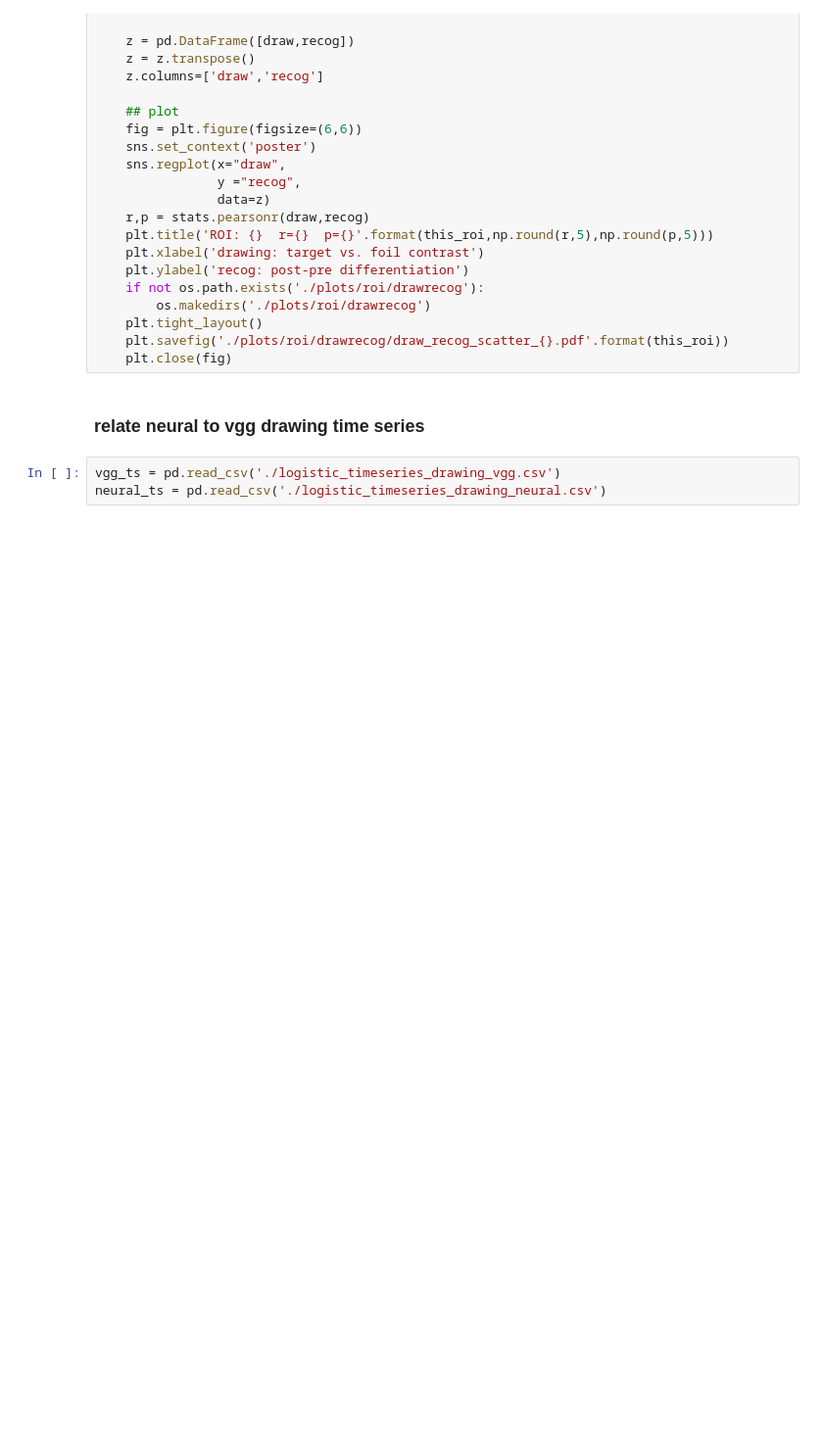
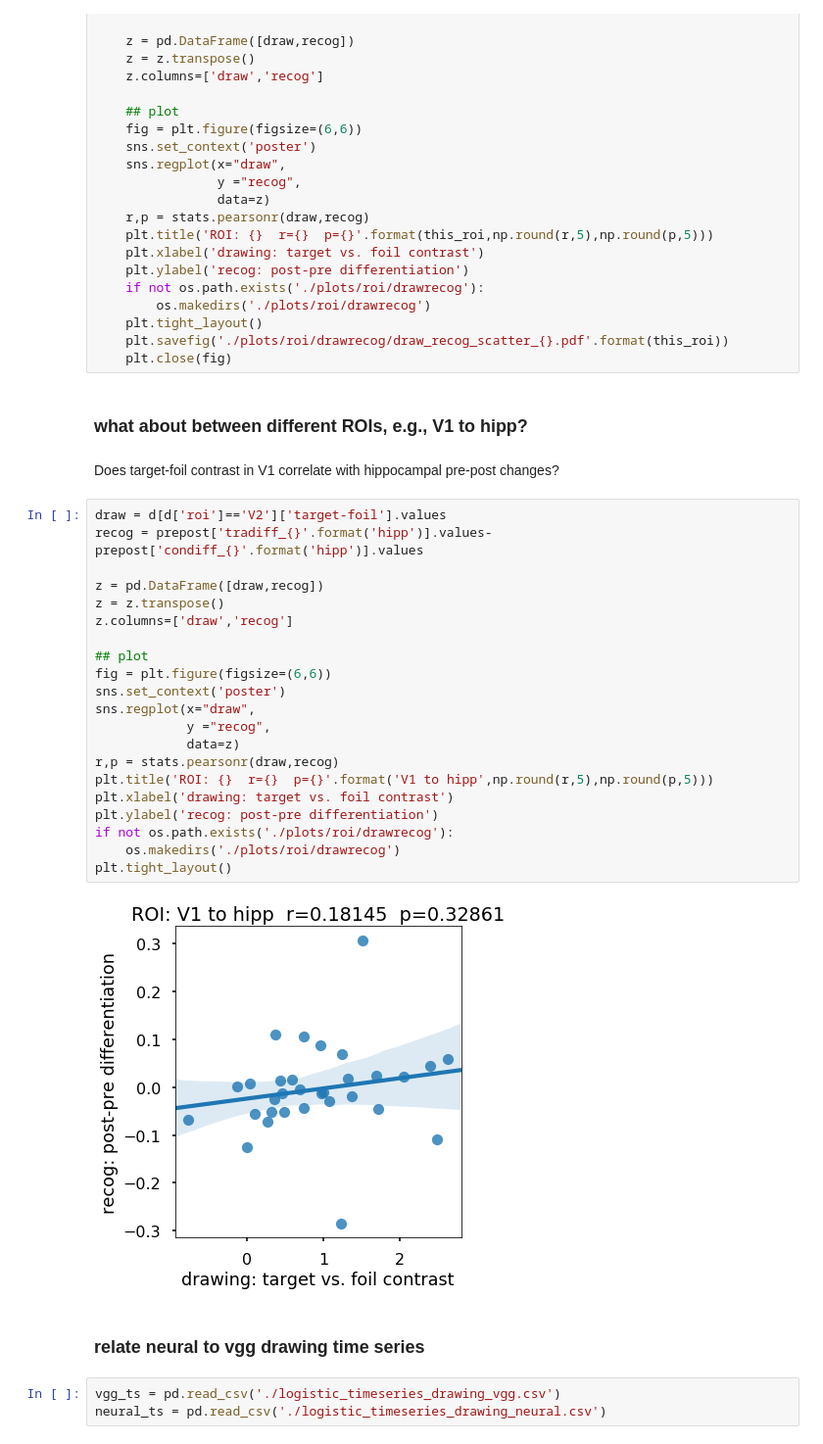
Before and after one commit to cogtoolslab/neurosketch, a Jupyter notebook: predict_obj_during_drawing_from_recog_runs.ipynb, the cells around one changed output. Shown at 98% size. Drawn from its saved outputs; the diff is of its cells as text; blank space fills up the shorter version.

```diff
--- a/predict_obj_during_drawing_from_recog_runs.ipynb
+++ b/predict_obj_during_drawing_from_recog_runs.ipynb
@@ -520,6 +542,33 @@ for this_roi in roi_list:
     plt.tight_layout()
     plt.savefig('./plots/roi/drawrecog/draw_recog_scatter_{}.pdf'.format(this_roi))
     plt.close(fig)
+# %% [markdown]
+### what about between different ROIs, e.g., V1 to hipp?
+# %% [markdown]
+Does target-foil contrast in V1 correlate with hippocampal pre-post changes?
+# %%
+draw = d[d['roi']=='V2']['target-foil'].values
+recog = prepost['tradiff_{}'.format('hipp')].values-prepost['condiff_{}'.format('hipp')].values
+
+z = pd.DataFrame([draw,recog])
+z = z.transpose()
+z.columns=['draw','recog']
+
+## plot
+fig = plt.figure(figsize=(6,6))
+sns.set_context('poster')
+sns.regplot(x="draw",
+            y ="recog",
+            data=z)
+r,p = stats.pearsonr(draw,recog)
+plt.title('ROI: {}  r={}  p={}'.format('V1 to hipp',np.round(r,5),np.round(p,5)))
+plt.xlabel('drawing: target vs. foil contrast')
+plt.ylabel('recog: post-pre differentiation')
+if not os.path.exists('./plots/roi/drawrecog'):
+    os.makedirs('./plots/roi/drawrecog')
+plt.tight_layout()
+# %% [output]
+[figure, added]
 # %% [markdown]
 ### relate neural to vgg drawing time series
 # %%
```
Also changed, not shown: parts of 7 cells of this notebook, 13 other files.
